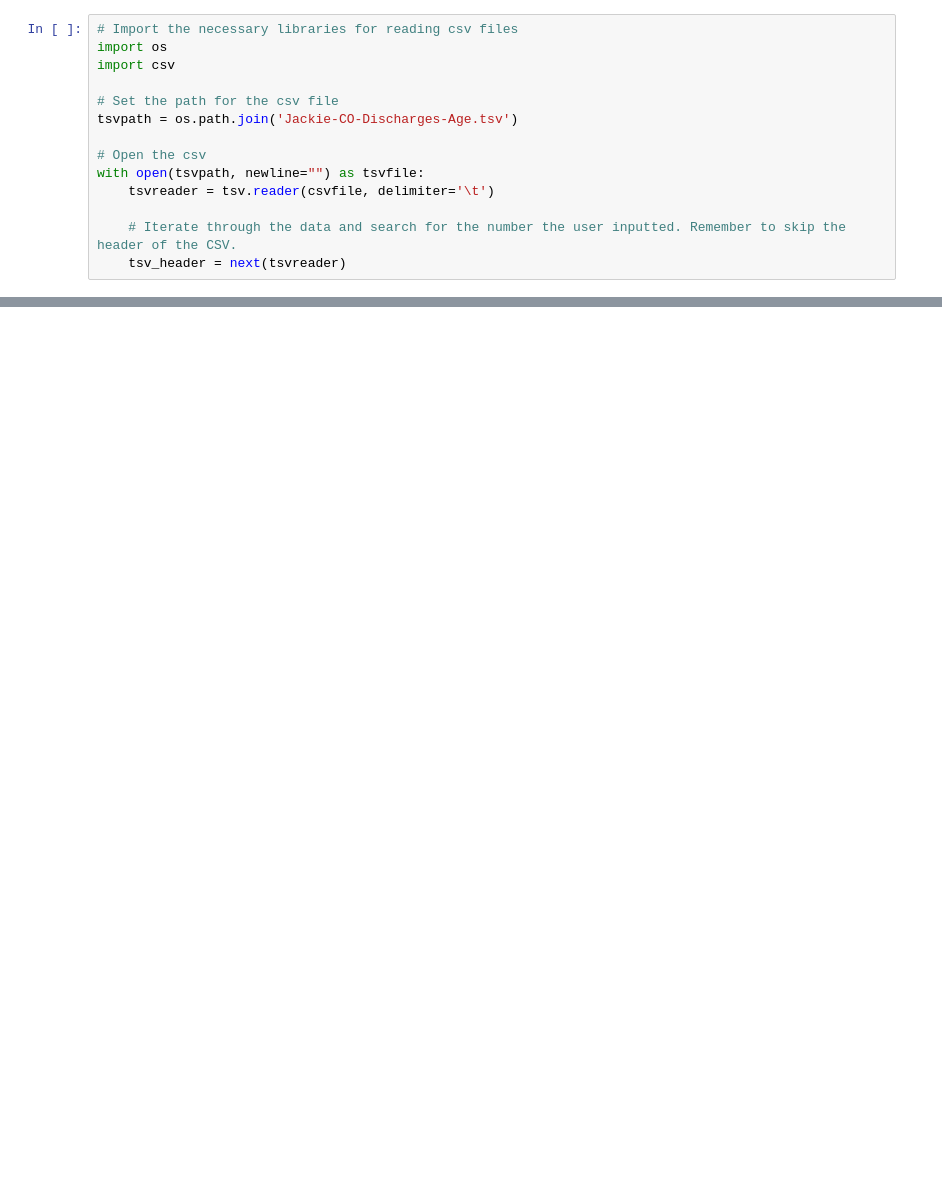
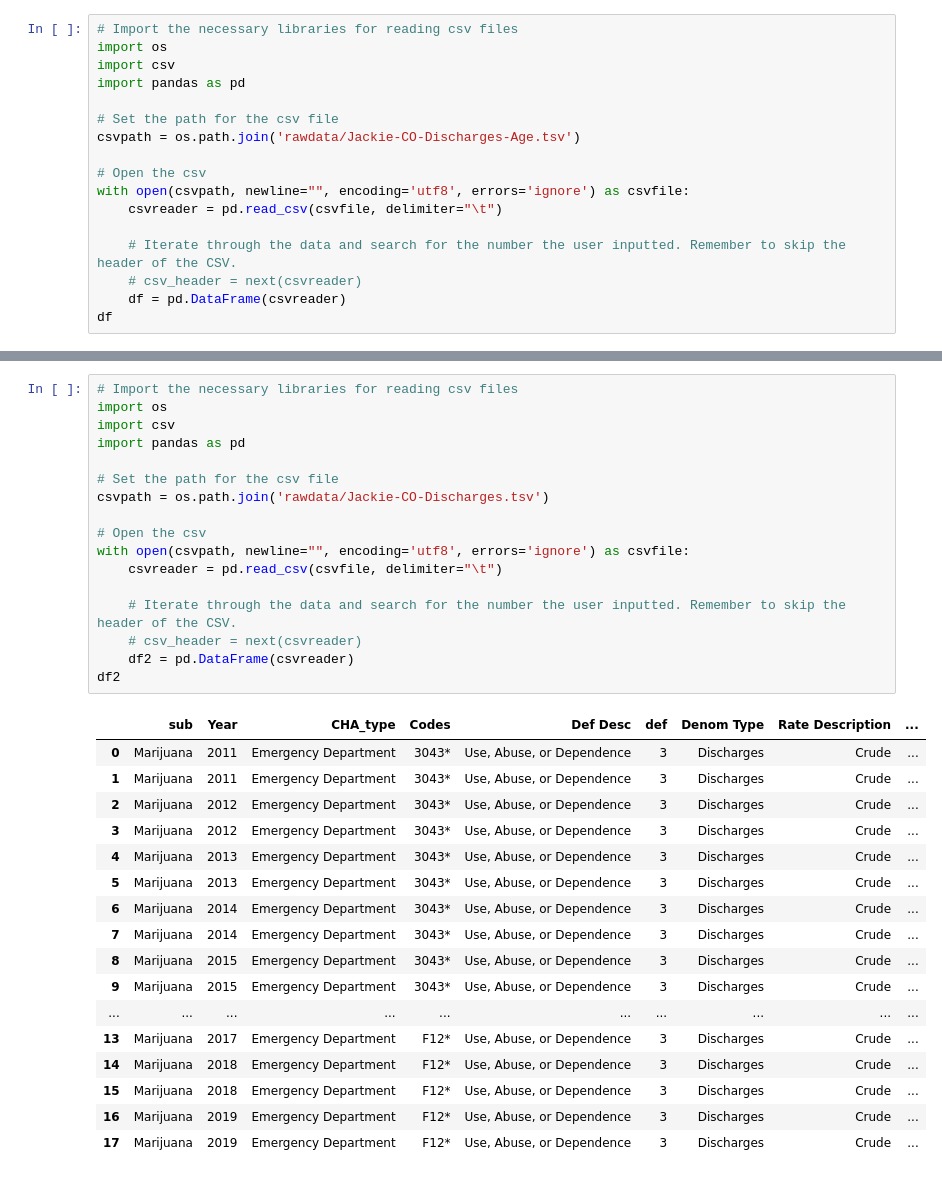
Before and after one commit to jtmcginley123/project-one, a Jupyter notebook: data/jackie_cleaning.ipynb, the cells around one changed output, grey strips where cells are left out. Drawn from its saved outputs; the diff is of its cells as text; blank space fills up the shorter version.

Commit message:
cleaned up data for tsv files

```diff
--- a/data/jackie_cleaning.ipynb
+++ b/data/jackie_cleaning.ipynb
@@ -2,14 +2,17 @@
 # Import the necessary libraries for reading csv files
 import os
 import csv
+import pandas as pd
 
 # Set the path for the csv file
-tsvpath = os.path.join('Jackie-CO-Discharges-Age.tsv')
+csvpath = os.path.join('rawdata/Jackie-CO-Discharges-Age.tsv')
 
 # Open the csv
-with open(tsvpath, newline="") as tsvfile:
-    tsvreader = tsv.reader(csvfile, delimiter='\t')
+with open(csvpath, newline="", encoding='utf8', errors='ignore') as csvfile:
+    csvreader = pd.read_csv(csvfile, delimiter="\t")
 
     # Iterate through the data and search for the number the user inputted. Remember to skip the header of the CSV.
-    tsv_header = next(tsvreader)
+    # csv_header = next(csvreader)
+    df = pd.DataFrame(csvreader)
+df
 # %% [output]
@@ -16,0 +49,35 @@ FileNotFoundError: [Errno 2] No such file or directory: 'Jackie-CO-Discharges-Ag
+# %%
+# Import the necessary libraries for reading csv files
+import os
+import csv
+import pandas as pd
+
+# Set the path for the csv file
+csvpath = os.path.join('rawdata/Jackie-CO-Discharges.tsv')
+
+# Open the csv
+with open(csvpath, newline="", encoding='utf8', errors='ignore') as csvfile:
+    csvreader = pd.read_csv(csvfile, delimiter="\t")
+
+    # Iterate through the data and search for the number the user inputted. Remember to skip the header of the CSV.
+    # csv_header = next(csvreader)
+    df2 = pd.DataFrame(csvreader)
+df2
+# %% [output]
+|  | sub | Year | CHA_type | Codes | Def Desc | def | Denom Type | Rate Description | ... |
+| 0 | Marijuana | 2011 | Emergency Department | 3043* | Use, Abuse, or Dependence | 3 | Discharges | Crude | ... |
+| 1 | Marijuana | 2011 | Emergency Department | 3043* | Use, Abuse, or Dependence | 3 | Discharges | Crude | ... |
+| 2 | Marijuana | 2012 | Emergency Department | 3043* | Use, Abuse, or Dependence | 3 | Discharges | Crude | ... |
+| 3 | Marijuana | 2012 | Emergency Department | 3043* | Use, Abuse, or Dependence | 3 | Discharges | Crude | ... |
+| 4 | Marijuana | 2013 | Emergency Department | 3043* | Use, Abuse, or Dependence | 3 | Discharges | Crude | ... |
+| 5 | Marijuana | 2013 | Emergency Department | 3043* | Use, Abuse, or Dependence | 3 | Discharges | Crude | ... |
+| 6 | Marijuana | 2014 | Emergency Department | 3043* | Use, Abuse, or Dependence | 3 | Discharges | Crude | ... |
+| 7 | Marijuana | 2014 | Emergency Department | 3043* | Use, Abuse, or Dependence | 3 | Discharges | Crude | ... |
+| 8 | Marijuana | 2015 | Emergency Department | 3043* | Use, Abuse, or Dependence | 3 | Discharges | Crude | ... |
+| 9 | Marijuana | 2015 | Emergency Department | 3043* | Use, Abuse, or Dependence | 3 | Discharges | Crude | ... |
+| ... | ... | ... | ... | ... | ... | ... | ... | ... | ... |
+| 13 | Marijuana | 2017 | Emergency Department | F12* | Use, Abuse, or Dependence | 3 | Discharges | Crude | ... |
+| 14 | Marijuana | 2018 | Emergency Department | F12* | Use, Abuse, or Dependence | 3 | Discharges | Crude | ... |
+| 15 | Marijuana | 2018 | Emergency Department | F12* | Use, Abuse, or Dependence | 3 | Discharges | Crude | ... |
+| 16 | Marijuana | 2019 | Emergency Department | F12* | Use, Abuse, or Dependence | 3 | Discharges | Crude | ... |
+| 17 | Marijuana | 2019 | Emergency Department | F12* | Use, Abuse, or Dependence | 3 | Discharges | Crude | ... |
```
Also changed, not shown: parts of 5 cells of this notebook, 7 other files.
